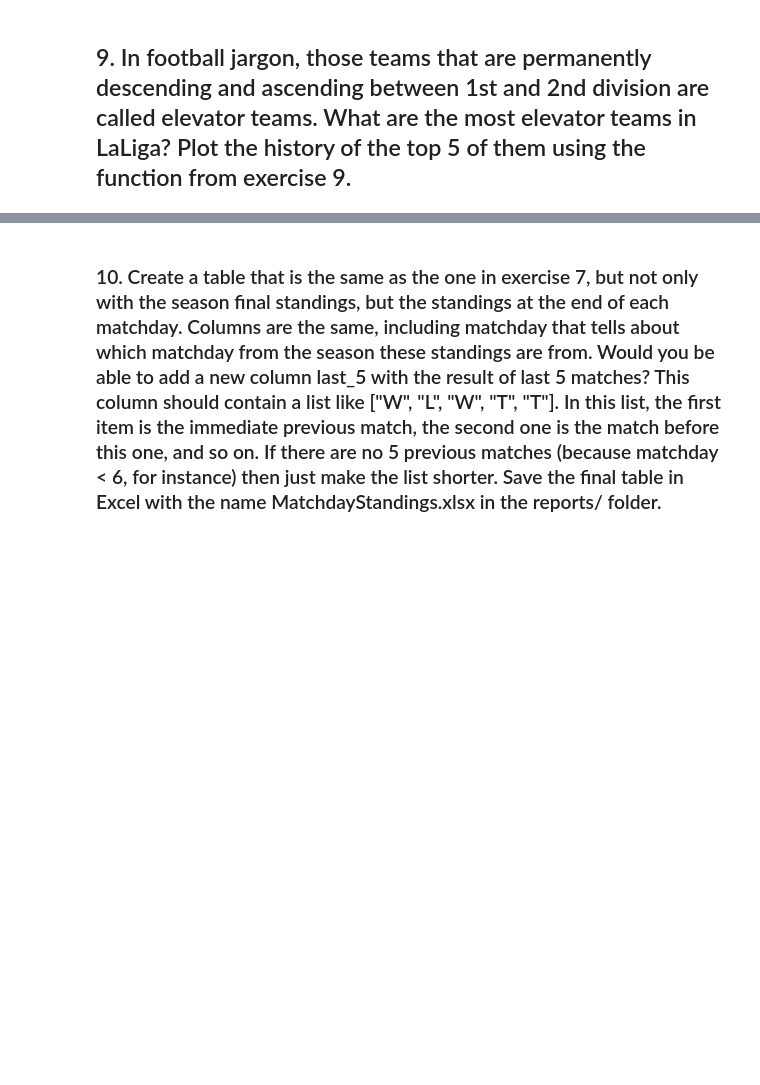
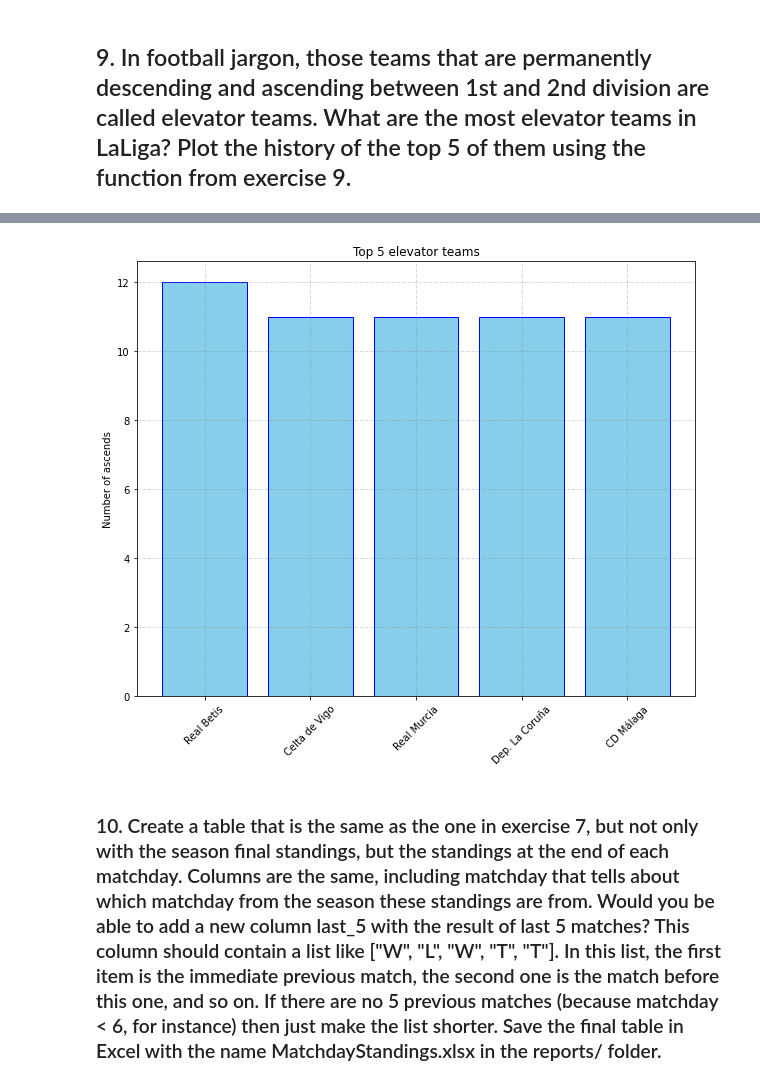
Before and after one commit to MellacE98/LaQuinielaUAB, a Jupyter notebook: LaLigaDataAnalysis.ipynb, the cells around one changed output, grey strips where cells are left out. Saved outputs shown, nothing was run; the diff lists cells and outputs as text; code cells hidden in the pictures; blank space fills up the shorter version.

```diff
--- a/LaLigaDataAnalysis.ipynb
+++ b/LaLigaDataAnalysis.ipynb
@@ -612,3 +537,38 @@ SyntaxError: invalid syntax (<ipython-input-66-576f1c0285aa>, line 9)
+# %%
+def elevators():
+    df_elevators = df.copy()
+    seasons = df_elevators['season'].unique()
+    i = 0
+    sets = []
+    all_teams = df_elevators['home_team'].unique()
+    elev = dict.fromkeys(all_teams, 0)
+
+    for i in range(len(seasons) - 1):
+        teams_temp_1 = df_elevators.loc[df_elevators['season'] == seasons[i]].loc[df_elevators['division'] == 1]['home_team'].unique()
+        teams_temp_2 = df_elevators.loc[df_elevators['season'] == seasons[i+1]].loc[df_elevators['division'] == 1]['home_team'].unique()
+        sets.append(list(set(teams_temp_2) - set(teams_temp_1)))
+
+    for i in range(len(sets) - 1):
+        for team in sets[i]:
+            elev[team] += 1
+
+    top_5_elev = list({k: v for k, v in sorted(elev.items(), key=lambda item: item[1], reverse=True)}.keys())[:5]
+    num_elev = [elev[value] for value in top_5_elev]
+
+    x = range(5)
+    f, ax = plt.subplots(1, 1, figsize=(10, 8))
+    ax.grid(color ='grey', linestyle ='-.', linewidth = 0.5, alpha = 0.6)
+
+    ax.bar(x, num_elev, color='skyblue', ec='blue', lw=1)
+    ax.set_title('Top 5 elevator teams')
+    ax.set(ylabel='Number of ascends', xticks=x)
+    ax.set_xticklabels(top_5_elev, rotation=45)
+
+    plt.show()
+
+elevators()
+# %% [output]
+[figure, added]
 # %% [markdown]
 ### 10. Create a table that is the same as the one in exercise 7, but not only with the season final standings, but the standings at the end of each matchday. Columns are the same, including matchday that tells about which matchday from the season these standings are from. Would you be able to add a new column last_5 with the result of last 5 matches? This column should contain a list like ["W", "L", "W", "T", "T"]. In this list, the first item is the immediate previous match, the second one is the match before this one, and so on. If there are no 5 previous matches (because matchday < 6, for instance) then just make the list shorter. Save the final table in Excel with the name MatchdayStandings.xlsx in the reports/ folder.
 # %%
```
Also changed, not shown: parts of 7 cells of this notebook, 1 other file.
